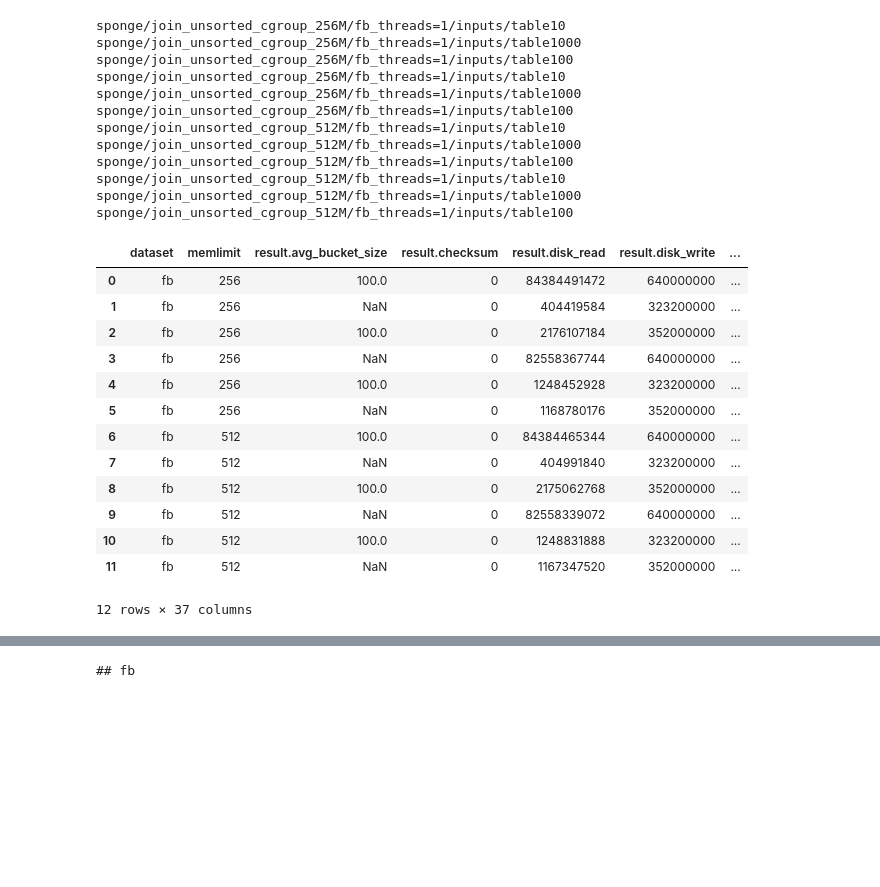
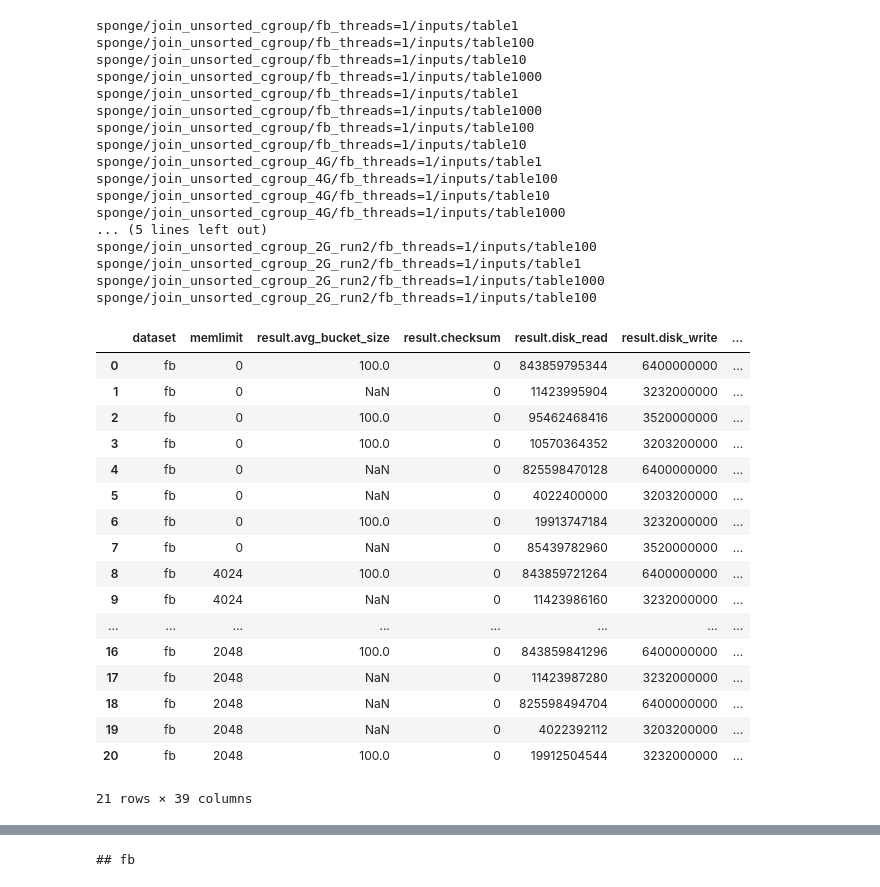
Before and after one commit to saltsystemslab/LearnedJoinDiskExp, a Jupyter notebook: experiments/join/report_cgroups.ipynb, the cells around one changed output, grey strips where cells are left out. Cells and saved outputs as stored; diff of their text form; code cells hidden in the pictures; blank space fills up the shorter version.

```diff
--- a/experiments/join/report_cgroups.ipynb
+++ b/experiments/join/report_cgroups.ipynb
@@ -15,6 +15,10 @@ def get_memlim_from_testcase(run):
     return tokens[1][7:]
 
 def get_cgroup_lim_from_testcase(run):
+    if run.find('4G') != -1:
+        return 4024
+    if run.find('2G') != -1:
+        return 2048
     if run.find('256M') != -1:
         return 256
     if run.find('512M') != -1:
@@ -22,8 +26,9 @@ def get_cgroup_lim_from_testcase(run):
     return 0
 
 dirs = [
-    '/home/chesetti/Repos/LearnedJoinDiskExp/sponge/join_unsorted_cgroup_256M',
-    '/home/chesetti/Repos/LearnedJoinDiskExp/sponge/join_unsorted_cgroup_512M',
+    '/home/chesetti/Repos/LearnedJoinDiskExp/sponge/join_unsorted_cgroup',
+    '/home/chesetti/Repos/LearnedJoinDiskExp/sponge/join_unsorted_cgroup_4G',
+    '/home/chesetti/Repos/LearnedJoinDiskExp/sponge/join_unsorted_cgroup_2G_run2',
 ]
 runs = []
 for dir in dirs:
@@ -92,61 +101,72 @@ epsilon = {
     "sj": 0,
     "sj2": 0,
     "standard_merge": 0
 };
 def indexType(x):
     if "pgm" in x:
         return "PGM"
     elif "btree" in x:
         return "BTREE"
     return "NA"
 
 def getRatio(tableName):
     print(tableName)
-    if 'table10000' in tableName:
+    if 'table1000' in tableName:
         return 1000
-    if 'table1000' in tableName:
+    if 'table100' in tableName:
         return 100
-    if 'table100' in tableName:
+    if 'table10' in tableName:
         return 10
-    if 'table10' in tableName:
+    if 'table1' in tableName:
         return 1
     return -1
 
 df["threads"] = df["spec.num_threads"]
 df["duration_sec"] = df["result.duration_ns"] / (1000000000)
 df['result_num_keys'] = df['result.num_output_keys']
 df["ratio"] = df['spec.outer_table'].map(lambda x: getRatio(x))
 df["algo"] = df["spec.algo"]
 df["index_type"] = df["spec.algo_name"].map(lambda x: indexType(x))
+df['index_creation_sec'] = df['result.inner_index_duration_ns']/1e9;
+df['actual_join_duration_sec'] = df['result.join_duration_ns']/1e9;
 df['dataset'].unique()
 df['result.num_output_keys'].unique()
 display(duckdb.sql("SELECT * FROM df WHERE dataset='fb'").df())
 # %% [output]
-sponge/join_unsorted_cgroup_256M/fb_threads=1/inputs/table10
-sponge/join_unsorted_cgroup_256M/fb_threads=1/inputs/table1000
-sponge/join_unsorted_cgroup_256M/fb_threads=1/inputs/table100
-sponge/join_unsorted_cgroup_256M/fb_threads=1/inputs/table10
-sponge/join_unsorted_cgroup_256M/fb_threads=1/inputs/table1000
-sponge/join_unsorted_cgroup_256M/fb_threads=1/inputs/table100
-sponge/join_unsorted_cgroup_512M/fb_threads=1/inputs/table10
-sponge/join_unsorted_cgroup_512M/fb_threads=1/inputs/table1000
-sponge/join_unsorted_cgroup_512M/fb_threads=1/inputs/table100
-sponge/join_unsorted_cgroup_512M/fb_threads=1/inputs/table10
-sponge/join_unsorted_cgroup_512M/fb_threads=1/inputs/table1000
-sponge/join_unsorted_cgroup_512M/fb_threads=1/inputs/table100
+sponge/join_unsorted_cgroup/fb_threads=1/inputs/table1
+sponge/join_unsorted_cgroup/fb_threads=1/inputs/table100
+sponge/join_unsorted_cgroup/fb_threads=1/inputs/table10
+sponge/join_unsorted_cgroup/fb_threads=1/inputs/table1000
+sponge/join_unsorted_cgroup/fb_threads=1/inputs/table1
+sponge/join_unsorted_cgroup/fb_threads=1/inputs/table1000
+sponge/join_unsorted_cgroup/fb_threads=1/inputs/table100
+sponge/join_unsorted_cgroup/fb_threads=1/inputs/table10
+sponge/join_unsorted_cgroup_4G/fb_threads=1/inputs/table1
+sponge/join_unsorted_cgroup_4G/fb_threads=1/inputs/table100
+sponge/join_unsorted_cgroup_4G/fb_threads=1/inputs/table10
+sponge/join_unsorted_cgroup_4G/fb_threads=1/inputs/table1000
+... (5 lines left out)
+sponge/join_unsorted_cgroup_2G_run2/fb_threads=1/inputs/table100
+sponge/join_unsorted_cgroup_2G_run2/fb_threads=1/inputs/table1
+sponge/join_unsorted_cgroup_2G_run2/fb_threads=1/inputs/table1000
+sponge/join_unsorted_cgroup_2G_run2/fb_threads=1/inputs/table100
 |  | dataset | memlimit | result.avg_bucket_size | result.checksum | result.disk_read | result.disk_write | ... |
-| 0 | fb | 256 | 100.0 | 0 | 84384491472 | 640000000 | ... |
-| 1 | fb | 256 | NaN | 0 | 404419584 | 323200000 | ... |
-| 2 | fb | 256 | 100.0 | 0 | 2176107184 | 352000000 | ... |
-| 3 | fb | 256 | NaN | 0 | 82558367744 | 640000000 | ... |
-| 4 | fb | 256 | 100.0 | 0 | 1248452928 | 323200000 | ... |
-| 5 | fb | 256 | NaN | 0 | 1168780176 | 352000000 | ... |
-| 6 | fb | 512 | 100.0 | 0 | 84384465344 | 640000000 | ... |
-| 7 | fb | 512 | NaN | 0 | 404991840 | 323200000 | ... |
-| 8 | fb | 512 | 100.0 | 0 | 2175062768 | 352000000 | ... |
-| 9 | fb | 512 | NaN | 0 | 82558339072 | 640000000 | ... |
-| 10 | fb | 512 | 100.0 | 0 | 1248831888 | 323200000 | ... |
-| 11 | fb | 512 | NaN | 0 | 1167347520 | 352000000 | ... |
+| 0 | fb | 0 | 100.0 | 0 | 843859795344 | 6400000000 | ... |
+| 1 | fb | 0 | NaN | 0 | 11423995904 | 3232000000 | ... |
+| 2 | fb | 0 | 100.0 | 0 | 95462468416 | 3520000000 | ... |
+| 3 | fb | 0 | 100.0 | 0 | 10570364352 | 3203200000 | ... |
+| 4 | fb | 0 | NaN | 0 | 825598470128 | 6400000000 | ... |
+| 5 | fb | 0 | NaN | 0 | 4022400000 | 3203200000 | ... |
+| 6 | fb | 0 | 100.0 | 0 | 19913747184 | 3232000000 | ... |
+| 7 | fb | 0 | NaN | 0 | 85439782960 | 3520000000 | ... |
+| 8 | fb | 4024 | 100.0 | 0 | 843859721264 | 6400000000 | ... |
+| 9 | fb | 4024 | NaN | 0 | 11423986160 | 3232000000 | ... |
+| ... | ... | ... | ... | ... | ... | ... | ... |
+| 16 | fb | 2048 | 100.0 | 0 | 843859841296 | 6400000000 | ... |
+| 17 | fb | 2048 | NaN | 0 | 11423987280 | 3232000000 | ... |
+| 18 | fb | 2048 | NaN | 0 | 825598494704 | 6400000000 | ... |
+| 19 | fb | 2048 | NaN | 0 | 4022392112 | 3203200000 | ... |
+| 20 | fb | 2048 | 100.0 | 0 | 19912504544 | 3232000000 | ... |
-12 rows × 37 columns
+21 rows × 39 columns
 # %%
 def print_for_dataset(algos, memlim):
```
Also changed, not shown: parts of 3 cells of this notebook, 52 other files.
